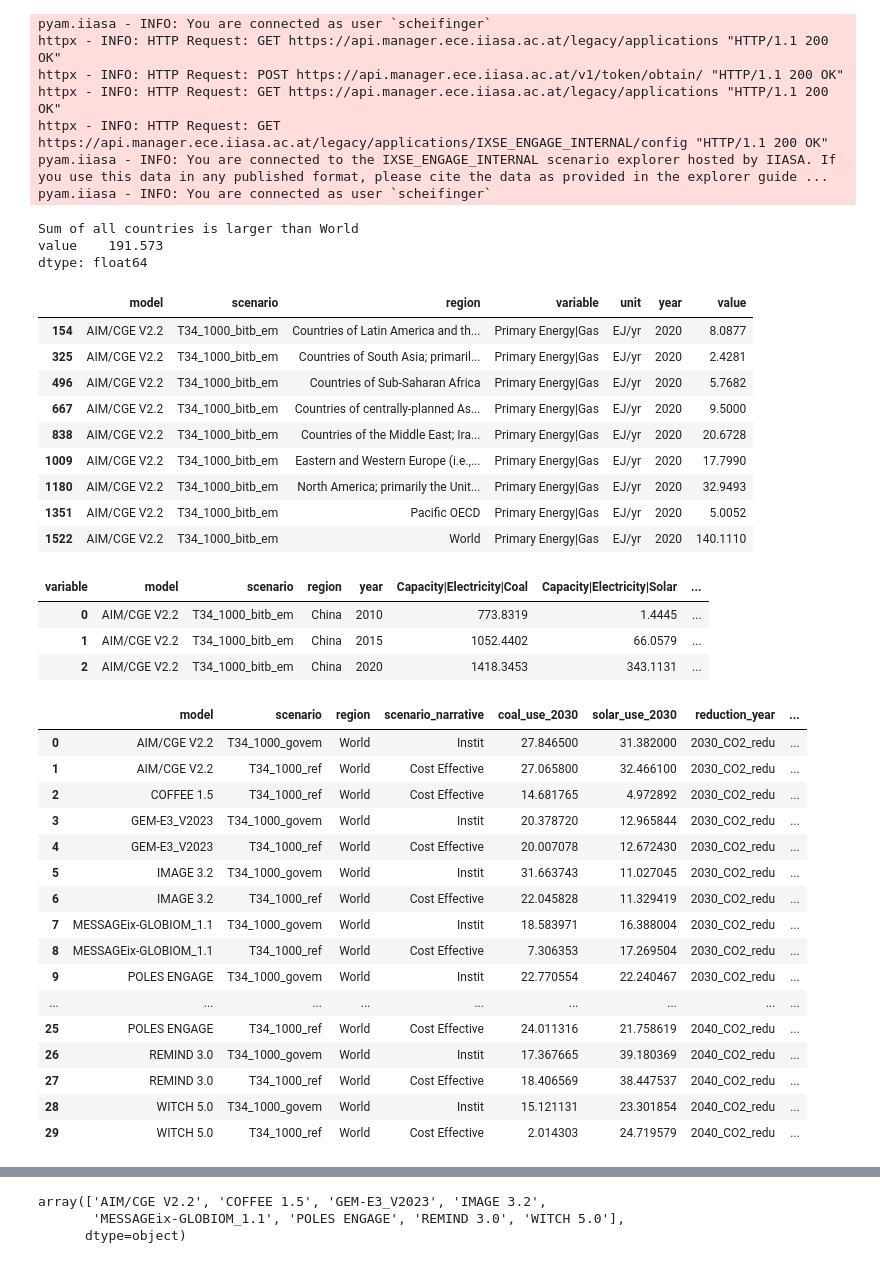
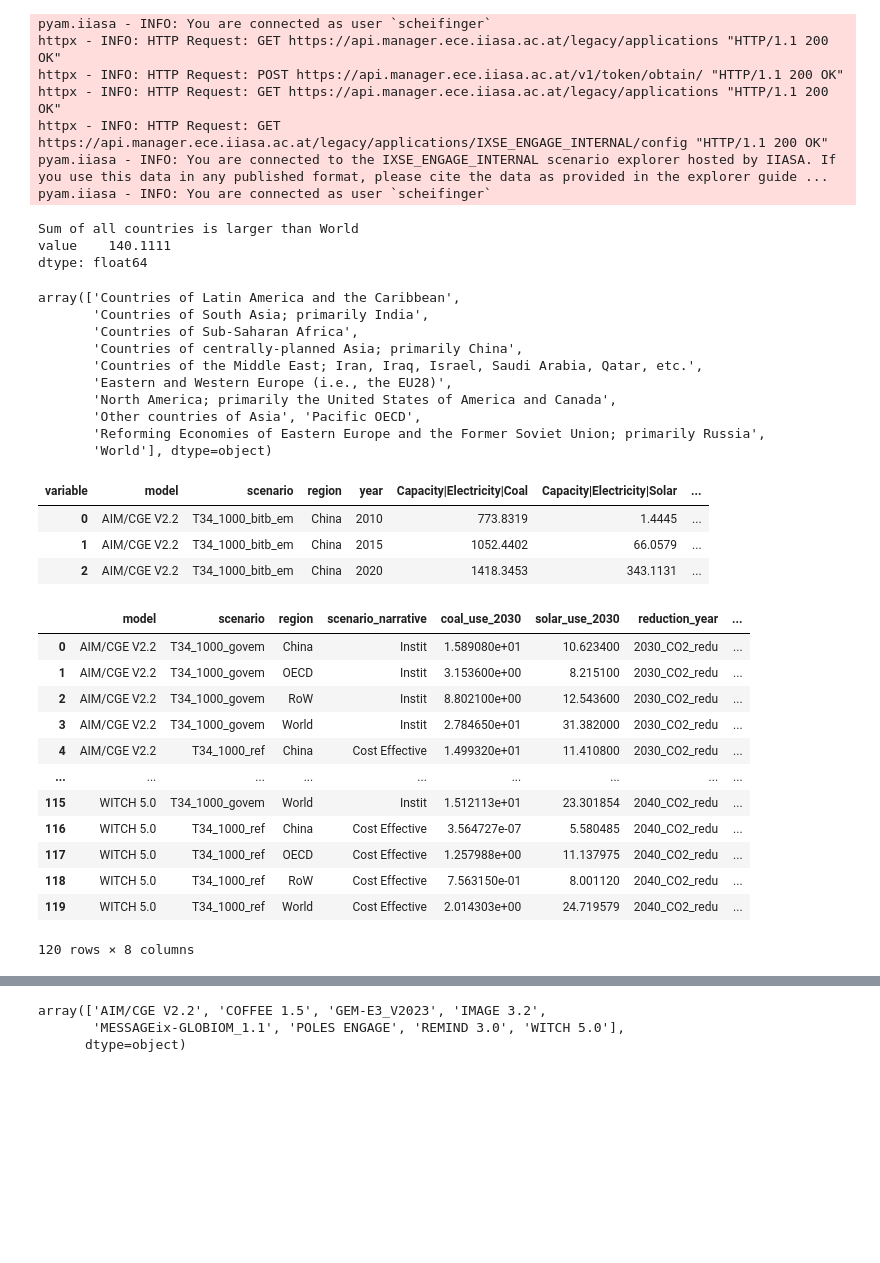
Before and after one commit to zyankarli/Feasibility_Tool, a Jupyter notebook: Tryout_Book.ipynb, the cells around one changed output, grey strips where cells are left out. Drawn from its saved outputs; the diff is of its cells as text; code cells hidden in the pictures; blank space fills up the shorter version.

Commit message:
Change netzero mechanism
so that charts include all scenarios

```diff
--- a/Tryout_Book.ipynb
+++ b/Tryout_Book.ipynb
@@ -10,9 +12,9 @@ import numpy as np
 def get_data():
     #get IIASA identification
     #workplace IIASA
-    #iiasa_creds = r"C:\Users\scheifinger\Documents\GitHub\Feasibility_Tool\iiasa_credentials.yml"
+    iiasa_creds = r"C:\Users\scheifinger\Documents\GitHub\Feasibility_Tool\iiasa_credentials.yml"
     #workplace home
-    iiasa_creds = r"C:\Users\schei\OneDrive\Dokumente\GitHub\Feasibility_Tool\iiasa_credentials.yml"
+    #iiasa_creds = r"C:\Users\schei\OneDrive\Dokumente\GitHub\Feasibility_Tool\iiasa_credentials.yml"
     pyam.iiasa.Connection(creds=iiasa_creds)
 
     connections = list(pyam.iiasa.Connection(creds=iiasa_creds).valid_connections)
@@ -49,9 +51,11 @@ def get_data():
                 "Pacific OECD",
                 "Countries of centrally-planned Asia; primarily China",
                 "Countries of South Asia; primarily India",
+                "Other countries of Asia",
                 "Countries of Sub-Saharan Africa",
                 "Countries of Latin America and the Caribbean",
-                "Countries of the Middle East; Iran, Iraq, Israel, Saudi Arabia, Qatar, etc."]
+                "Countries of the Middle East; Iran, Iraq, Israel, Saudi Arabia, Qatar, etc.",
+                "Reforming Economies of Eastern Europe and the Former Soviet Union; primarily Russia"]
     )
     #return data format of df
     return df
@@ -76,7 +80,7 @@ data_set[(data_set["model"] == "AIM/CGE V2.2") \
     & (data_set['scenario'] == "T34_1000_bitb_em") \
     & (data_set["variable"] == "Primary Energy|Gas") \
     & (data_set["year"] == 2020) \
-    & (df["region"] != "World")
+    & (data_set["region"] != "World")
     ].agg({'value':"sum"})
 )
 
@@ -85,20 +89,22 @@ data_set[(data_set["model"] == "AIM/CGE V2.2") \
     & (data_set["variable"] == "Primary Energy|Gas") \
     & (data_set["year"] == 2020)
     ]
+
+data_set.region.unique() #missing: Other countries of Asia
 # %% [output]
 Sum of all countries is larger than World
-value    191.573
+value    140.1111
 dtype: float64
-|  | model | scenario | region | variable | unit | year | value |
-| 154 | AIM/CGE V2.2 | T34_1000_bitb_em | Countries of Latin America and th... | Primary Energy|Gas | EJ/yr | 2020 | 8.0877 |
-| 325 | AIM/CGE V2.2 | T34_1000_bitb_em | Countries of South Asia; primaril... | Primary Energy|Gas | EJ/yr | 2020 | 2.4281 |
-| 496 | AIM/CGE V2.2 | T34_1000_bitb_em | Countries of Sub-Saharan Africa | Primary Energy|Gas | EJ/yr | 2020 | 5.7682 |
-| 667 | AIM/CGE V2.2 | T34_1000_bitb_em | Countries of centrally-planned As... | Primary Energy|Gas | EJ/yr | 2020 | 9.5000 |
-| 838 | AIM/CGE V2.2 | T34_1000_bitb_em | Countries of the Middle East; Ira... | Primary Energy|Gas | EJ/yr | 2020 | 20.6728 |
-| 1009 | AIM/CGE V2.2 | T34_1000_bitb_em | Eastern and Western Europe (i.e.,... | Primary Energy|Gas | EJ/yr | 2020 | 17.7990 |
-| 1180 | AIM/CGE V2.2 | T34_1000_bitb_em | North America; primarily the Unit... | Primary Energy|Gas | EJ/yr | 2020 | 32.9493 |
-| 1351 | AIM/CGE V2.2 | T34_1000_bitb_em | Pacific OECD | Primary Energy|Gas | EJ/yr | 2020 | 5.0052 |
-| 1522 | AIM/CGE V2.2 | T34_1000_bitb_em | World | Primary Energy|Gas | EJ/yr | 2020 | 140.1110 |
+array(['Countries of Latin America and the Caribbean',
+       'Countries of South Asia; primarily India',
+       'Countries of Sub-Saharan Africa',
+       'Countries of centrally-planned Asia; primarily China',
+       'Countries of the Middle East; Iran, Iraq, Israel, Saudi Arabia, Qatar, etc.',
+       'Eastern and Western Europe (i.e., the EU28)',
+       'North America; primarily the United States of America and Canada',
+       'Other countries of Asia', 'Pacific OECD',
+       'Reforming Economies of Eastern Europe and the Former Soviet Union; primarily Russia',
+       'World'], dtype=object)
 # %%
 #Data wrangling
 df = data_set
@@ -151,51 +157,47 @@ df.head(3)
 | 2 | AIM/CGE V2.2 | T34_1000_bitb_em | China | 2020 | 1418.3453 | 343.1131 | ... |
 # %%
 #filter
-to_plot_df = df[(df['year'].isin([2020, 2030, 2040])) & (df["scenario"].isin(["T34_1000_ref", "T34_1000_govem"])) & (df["region"] == "World")]
+to_plot_df = df[(df['year'].isin([2020, 2030, 2040])) & (df["scenario"].isin(["T34_1000_ref", "T34_1000_govem"]))]
 
 #calculate reductions
 reductions_df = to_plot_df[["model", "scenario", "scenario_narrative", "region", 'year', "Emissions|CO2"]]
 reductions_df = pd.pivot(data=reductions_df, index=reductions_df.drop(['year', "Emissions|CO2"], axis=1).columns, columns = 'year', values = 'Emissions|CO2').reset_index()
 reductions_df["2030_CO2_redu"] = ( (reductions_df[2030] - reductions_df[2020]) / reductions_df[2020]) * -1 #multiplied with -1 to have positive values
 reductions_df["2040_CO2_redu"] = ((reductions_df[2040] - reductions_df[2020]) / reductions_df[2020]) * -1
 reductions_df.drop([2020, 2030, 2040], axis=1, inplace=True)
 
 #calculate capacities/usage for 2030
 coal_use_2030 = pd.pivot(data=to_plot_df, index=['model','scenario', 'region'], columns = 'year', values = 'Secondary Energy|Electricity|Coal').reset_index()[['model', 'scenario', 'region', 2030]]
 coal_use_2030.rename(columns={2030:"coal_use_2030"}, inplace=True)
 
 solar_use_2030 = pd.pivot(data=to_plot_df, index=['model','scenario', 'region'], columns = 'year', values = 'Secondary Energy|Electricity|Solar').reset_index()[['model', 'scenario', 'region', 2030]]
 solar_use_2030.rename(columns={2030:"solar_use_2030"}, inplace=True)
 
 #merge
 to_plot_df = pd.merge(left=reductions_df, right=coal_use_2030, on=["model", "scenario", "region"])
 to_plot_df = pd.merge(left=to_plot_df, right=solar_use_2030, on=["model", "scenario", "region"])
 
 # #make CO2 reduction longer for plotting purposes
 #reduce data
 to_plot_df = pd.melt(to_plot_df, id_vars=["model", 'scenario', 'region', 'scenario_narrative', 'coal_use_2030','solar_use_2030'],
                     value_vars=["2030_CO2_redu", "2040_CO2_redu"],
                     var_name='reduction_year', value_name='reduction_value')
 #TODO: Note: COFFEE doesn't have govem scenario
 to_plot_df
 # %% [output]
 |  | model | scenario | region | scenario_narrative | coal_use_2030 | solar_use_2030 | reduction_year | ... |
-| 0 | AIM/CGE V2.2 | T34_1000_govem | World | Instit | 27.846500 | 31.382000 | 2030_CO2_redu | ... |
-| 1 | AIM/CGE V2.2 | T34_1000_ref | World | Cost Effective | 27.065800 | 32.466100 | 2030_CO2_redu | ... |
-| 2 | COFFEE 1.5 | T34_1000_ref | World | Cost Effective | 14.681765 | 4.972892 | 2030_CO2_redu | ... |
-| 3 | GEM-E3_V2023 | T34_1000_govem | World | Instit | 20.378720 | 12.965844 | 2030_CO2_redu | ... |
-| 4 | GEM-E3_V2023 | T34_1000_ref | World | Cost Effective | 20.007078 | 12.672430 | 2030_CO2_redu | ... |
-| 5 | IMAGE 3.2 | T34_1000_govem | World | Instit | 31.663743 | 11.027045 | 2030_CO2_redu | ... |
-| 6 | IMAGE 3.2 | T34_1000_ref | World | Cost Effective | 22.045828 | 11.329419 | 2030_CO2_redu | ... |
-| 7 | MESSAGEix-GLOBIOM_1.1 | T34_1000_govem | World | Instit | 18.583971 | 16.388004 | 2030_CO2_redu | ... |
-| 8 | MESSAGEix-GLOBIOM_1.1 | T34_1000_ref | World | Cost Effective | 7.306353 | 17.269504 | 2030_CO2_redu | ... |
-| 9 | POLES ENGAGE | T34_1000_govem | World | Instit | 22.770554 | 22.240467 | 2030_CO2_redu | ... |
+| 0 | AIM/CGE V2.2 | T34_1000_govem | China | Instit | 1.589080e+01 | 10.623400 | 2030_CO2_redu | ... |
+| 1 | AIM/CGE V2.2 | T34_1000_govem | OECD | Instit | 3.153600e+00 | 8.215100 | 2030_CO2_redu | ... |
+| 2 | AIM/CGE V2.2 | T34_1000_govem | RoW | Instit | 8.802100e+00 | 12.543600 | 2030_CO2_redu | ... |
+| 3 | AIM/CGE V2.2 | T34_1000_govem | World | Instit | 2.784650e+01 | 31.382000 | 2030_CO2_redu | ... |
+| 4 | AIM/CGE V2.2 | T34_1000_ref | China | Cost Effective | 1.499320e+01 | 11.410800 | 2030_CO2_redu | ... |
 | ... | ... | ... | ... | ... | ... | ... | ... | ... |
-| 25 | POLES ENGAGE | T34_1000_ref | World | Cost Effective | 24.011316 | 21.758619 | 2040_CO2_redu | ... |
-| 26 | REMIND 3.0 | T34_1000_govem | World | Instit | 17.367665 | 39.180369 | 2040_CO2_redu | ... |
-| 27 | REMIND 3.0 | T34_1000_ref | World | Cost Effective | 18.406569 | 38.447537 | 2040_CO2_redu | ... |
-| 28 | WITCH 5.0 | T34_1000_govem | World | Instit | 15.121131 | 23.301854 | 2040_CO2_redu | ... |
-| 29 | WITCH 5.0 | T34_1000_ref | World | Cost Effective | 2.014303 | 24.719579 | 2040_CO2_redu | ... |
+| 115 | WITCH 5.0 | T34_1000_govem | World | Instit | 1.512113e+01 | 23.301854 | 2040_CO2_redu | ... |
+| 116 | WITCH 5.0 | T34_1000_ref | China | Cost Effective | 3.564727e-07 | 5.580485 | 2040_CO2_redu | ... |
+| 117 | WITCH 5.0 | T34_1000_ref | OECD | Cost Effective | 1.257988e+00 | 11.137975 | 2040_CO2_redu | ... |
+| 118 | WITCH 5.0 | T34_1000_ref | RoW | Cost Effective | 7.563150e-01 | 8.001120 | 2040_CO2_redu | ... |
+| 119 | WITCH 5.0 | T34_1000_ref | World | Cost Effective | 2.014303e+00 | 24.719579 | 2040_CO2_redu | ... |
+120 rows × 8 columns
 # %%
 # GLOBAL 2030
 fig = go.Figure(px.strip(
```
Also changed, not shown: parts of 2 cells of this notebook, 1 other file.
